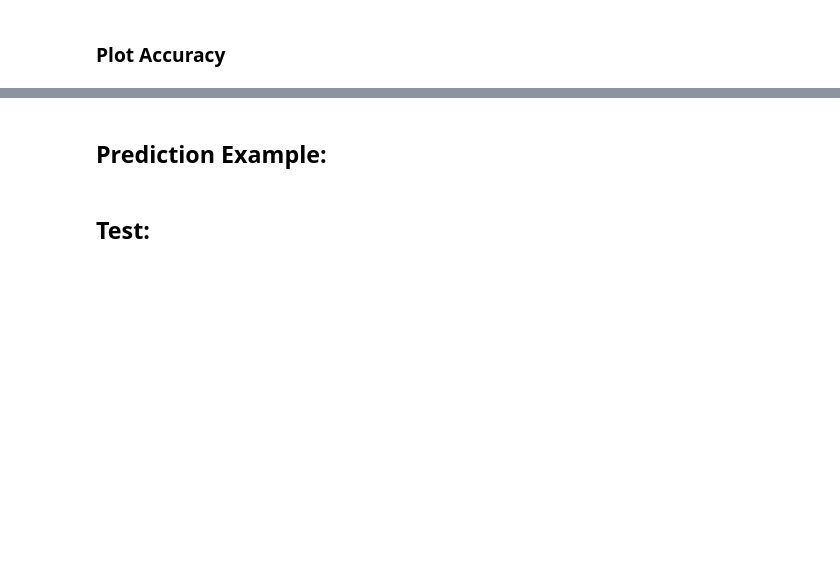
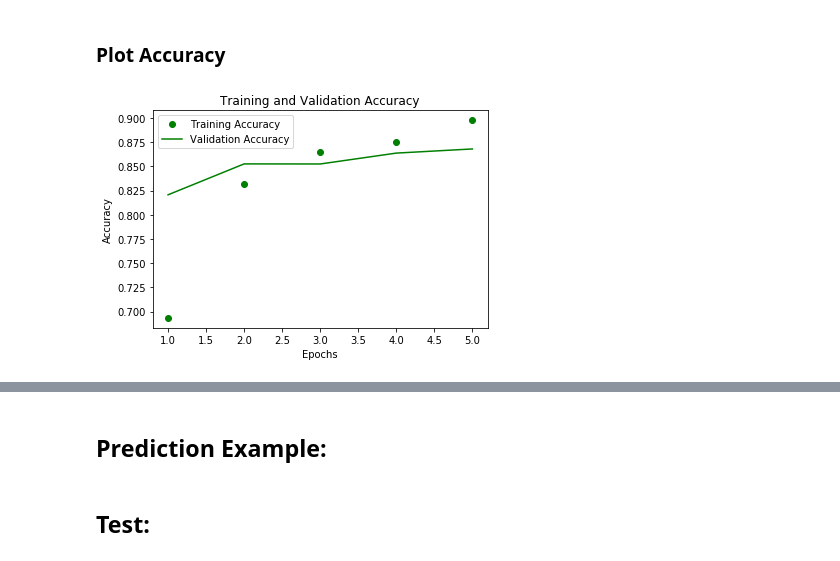
Before and after one commit to dmallia17/DocumentScanner, a Jupyter notebook: trainScannerNetwork.ipynb, the cells around one changed output, grey strips where cells are left out. Drawn from its saved outputs; the diff is of its cells as text; code cells hidden in the pictures; blank space fills up the shorter version.

```diff
--- a/trainScannerNetwork.ipynb
+++ b/trainScannerNetwork.ipynb
@@ -211,13 +216,15 @@ plt.show()
 ### Plot Accuracy
 # %%
 plt.clf() # Clears figure
-accuracy = historyDictionary['acc']
-validationAccuracy = historyDictionary['val_acc']
+accuracy = historyDictionary['accuracy']
+validationAccuracy = historyDictionary['val_accuracy']
 
-plt.plot(epochs, accuracy, 'go', label='Training acc') # go = green circle
-plt.plot(epochs, validationAccuracy, '-g', label='Validation acc') # -g = green line
+plt.plot(epochs, accuracy, 'go', label='Training Accuracy') # go = green circle
+plt.plot(epochs, validationAccuracy, '-g', label='Validation Accuracy') # -g = green line
 plt.title('Training and Validation Accuracy')
 plt.xlabel('Epochs')
 plt.ylabel('Accuracy')
 plt.legend()
 plt.show()
+# %% [output]
+[figure, added]
```
Also changed, not shown: parts of 5 cells of this notebook, 1 other file.
